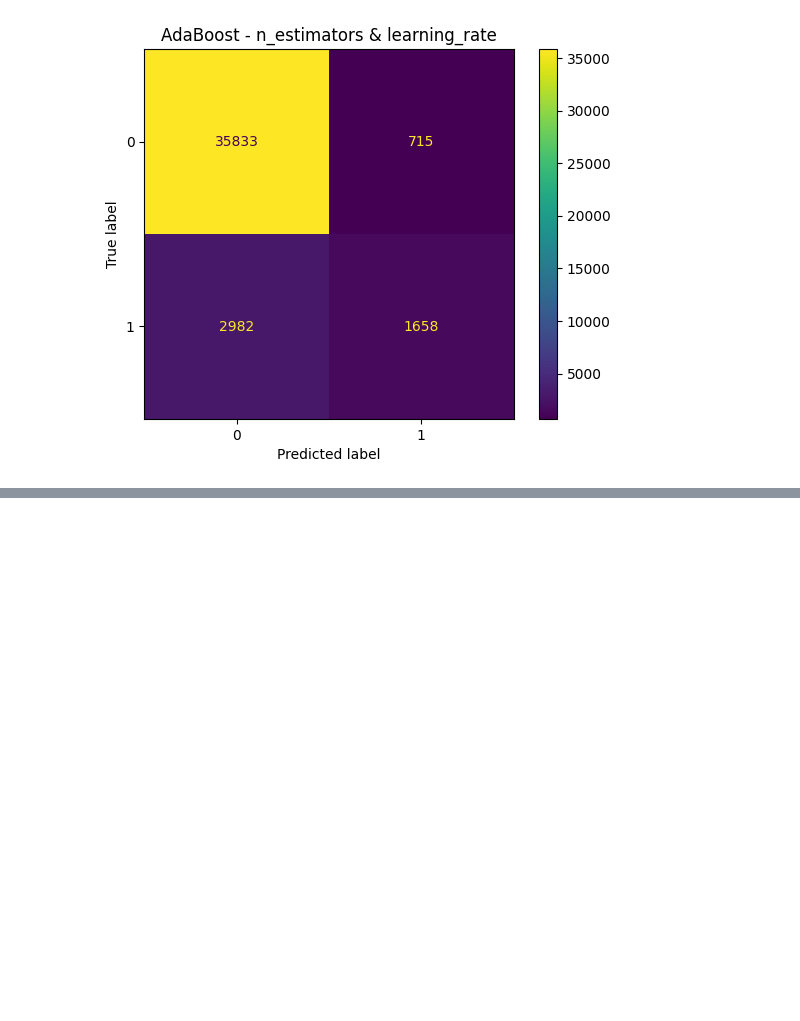
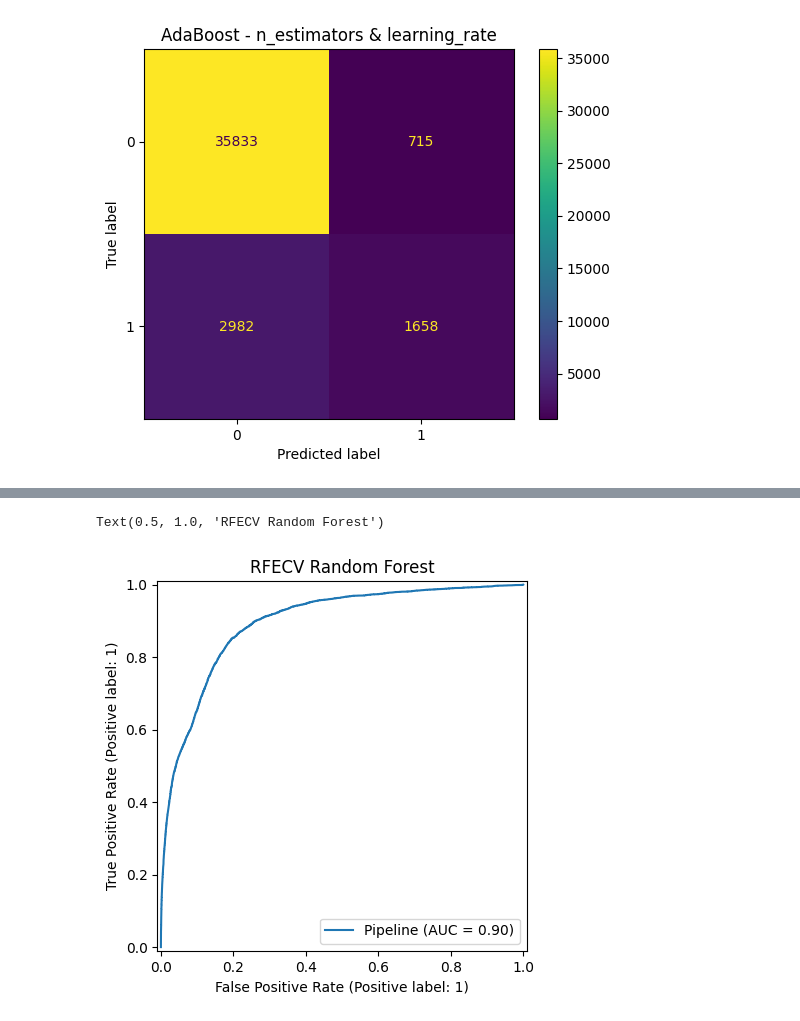
Before and after one commit to yawitzd/DATA622-MachineLearning, a Jupyter notebook: Assignmen2-Experimentation/Assignment 2-V2.ipynb, the cells around one changed output, grey strips where cells are left out. Cells and saved outputs as stored; diff of their text form; code cells hidden in the pictures; blank space fills up the shorter version.

```diff
--- a/Assignmen2-Experimentation/Assignment 2-V2.ipynb
+++ b/Assignmen2-Experimentation/Assignment 2-V2.ipynb
@@ -644,0 +703,13 @@ for result in all_results:
+# %%
+from sklearn.metrics import RocCurveDisplay
+
+clf = result4['best_estimator']
+y_pred_proba = clf.predict_proba(X[selected_features_rfecv])
+y
+
+
+RocCurveDisplay.from_estimator(clf, X[selected_features_rfecv], y)
+plt.title('RFECV Random Forest')
+# %% [output]
+Text(0.5, 1.0, 'RFECV Random Forest')
+[figure, added]
```
Also changed, not shown: parts of 10 cells of this notebook.
